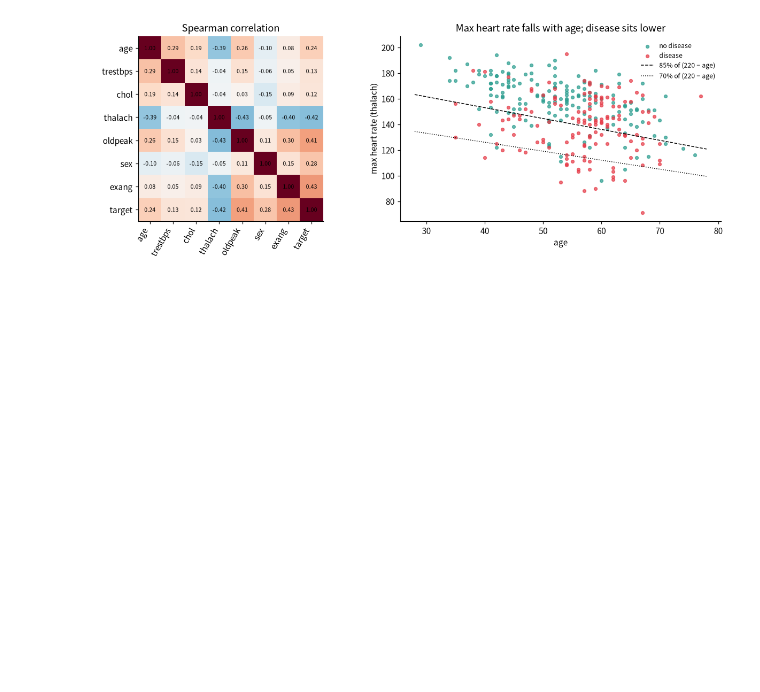
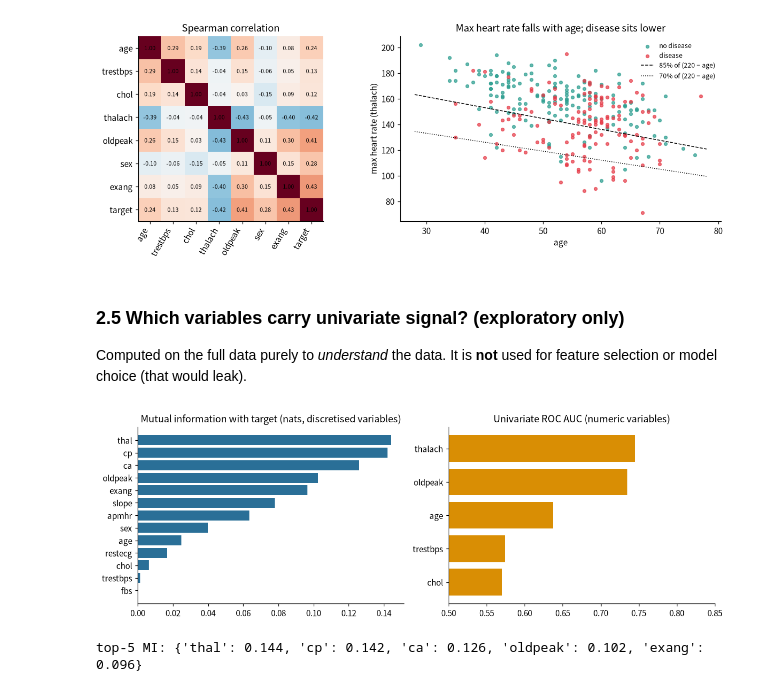
Before and after one commit to 69Igris/heart-disease-risk-modelling, a Jupyter notebook: notebooks/01_phase1_eda_and_classical_models.ipynb, the cells around one changed output. Saved outputs shown, nothing was run; the diff lists cells and outputs as text; code cells hidden in the pictures; blank space fills up the shorter version.

Commit message:
EDA and chart checks

```diff
--- a/notebooks/01_phase1_eda_and_classical_models.ipynb
+++ b/notebooks/01_phase1_eda_and_classical_models.ipynb
@@ -126,3 +126,17 @@ ax[1].set(xlabel="age", ylabel="max heart rate (thalach)", title="Max heart rate
 save("fig_eda_corr_hr.png")
 # %% [output]
 [figure]
+# %% [markdown]
+### 2.5 Which variables carry univariate signal? (exploratory only)
+Computed on the full data purely to *understand* the data. It is **not** used for feature selection or model choice (that would leak).
+# %%
+Xd_full = discretize(df); mi = {}
+for v in DISC_FEATURES: mi[v] = mutual_info_score(Xd_full[v].fillna(-1).astype(str), df.target)
+auc_num = {v: max(roc_auc_score(df.target, df[v]), 1 - roc_auc_score(df.target, df[v])) for v in NUM}
+mi = pd.Series(mi).sort_values(); fig, ax = plt.subplots(1, 2, figsize=(11, 3.8))
+ax[0].barh(mi.index, mi.values, color=BLUE); ax[0].set(title="Mutual information with target (nats, discretised variables)")
+a = pd.Series(auc_num).sort_values(); ax[1].barh(a.index, a.values, color=AMBER); ax[1].set(title="Univariate ROC AUC (numeric variables)", xlim=(.5, .85))
+save("fig_eda_signal.png"); print("top-5 MI:", mi.sort_values(ascending=False).head(5).round(3).to_dict())
+# %% [output]
+[figure, added]
+top-5 MI: {'thal': 0.144, 'cp': 0.142, 'ca': 0.126, 'oldpeak': 0.102, 'exang': 0.096}
```
Also changed, not shown: parts of 5 cells of this notebook, 6 other files.
